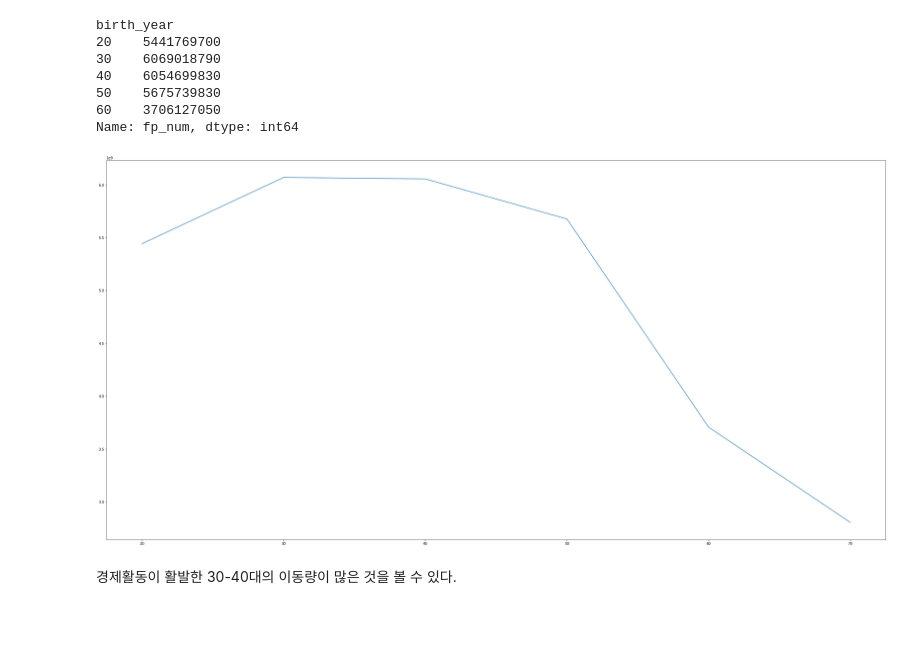
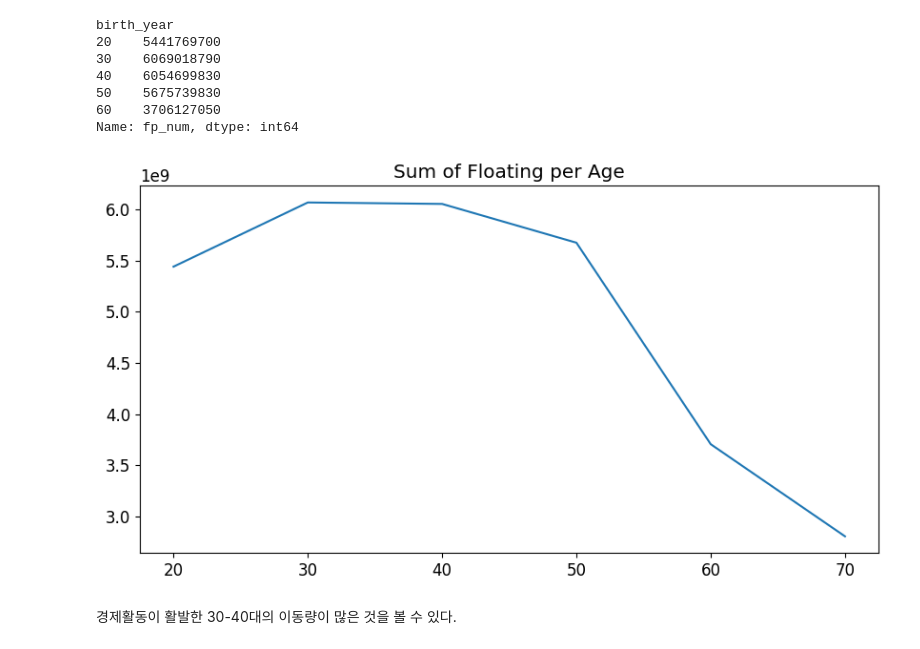
Before and after one commit to zzozzo/Datathon, a Jupyter notebook: data1.ipynb, the cells around one changed output. Drawn from its saved outputs; the diff is of its cells as text; code cells hidden in the pictures; blank space fills up the shorter version.

```diff
--- a/data1.ipynb
+++ b/data1.ipynb
@@ -338,11 +338,12 @@ birth_year
 60    3706127050
 Name: fp_num, dtype: int64
 # %%
-plt.figure(figsize=(40,20))
+plt.figure(figsize=(10,5))
+plt.title("Sum of Floating per Age")
 plt.plot(birth)
 plt.show()
 # %% [output]
-[figure, old version]
+[figure, new version]
 # %% [markdown]
 경제활동이 활발한 30-40대의 이동량이 많은 것을 볼 수 있다.
 # %%
```
Also changed, not shown: parts of 47 cells of this notebook.
